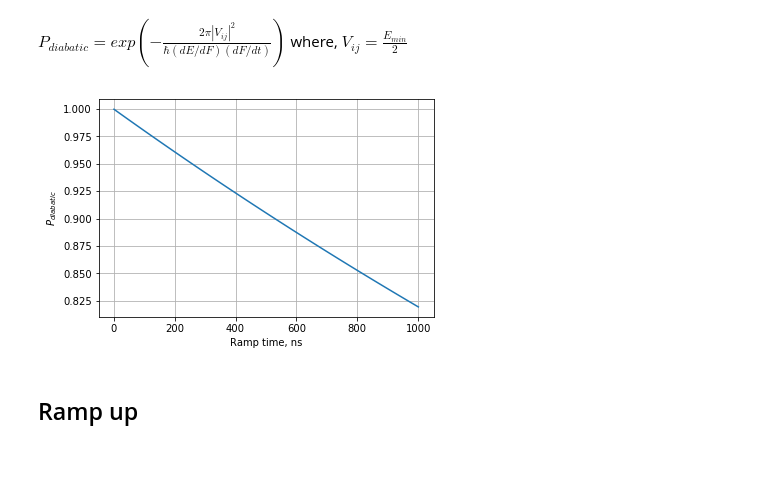
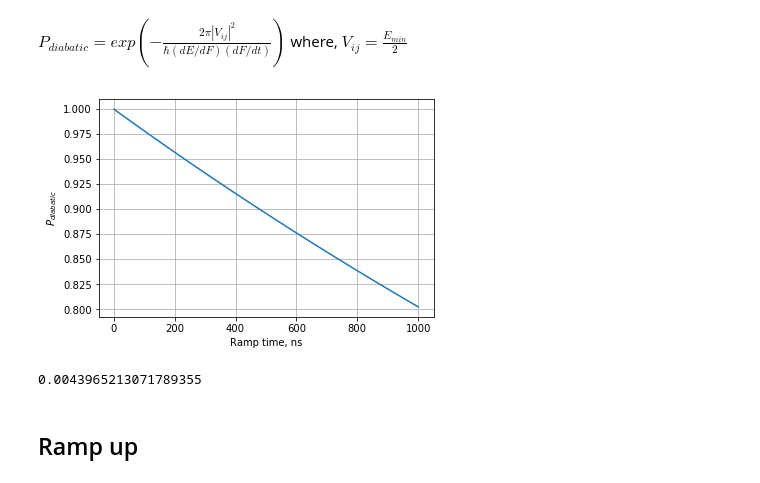
Before and after one commit to aa-morgan/Rydberg_helium_Stark, a Jupyter notebook: notebooks/Adiabadic condition.ipynb, the cells around one changed output. Saved outputs shown, nothing was run; the diff lists cells and outputs as text; code cells hidden in the pictures.

Commit message:
Transition dipole moment notebooks now mostly working

```diff
--- a/notebooks/Adiabadic condition.ipynb
+++ b/notebooks/Adiabadic condition.ipynb
@@ -14,32 +14,42 @@ $V_{ij} = \frac{E_{min}}{2}$
 # %%
 E_min = (17.903 * 10**6) * h # E=hf(Hz)
 V_ij = E_min / 2 # E
 plate_sep = 1.28 # cm
 voltage_offset = 0.028 # V
 
-dipole_moment_73s = (-8.132  * 10**9) # Hz / (V/cm)
-dipole_moment_72c = (+10.659 * 10**9) # Hz / (V/cm)
+dipole_moment_73s = (-7.496  * 10**9) # Hz / (V/cm)
+dipole_moment_72c = (+9.506 * 10**9) # Hz / (V/cm)
 
 dE_dF = (dipole_moment_72c - dipole_moment_73s) * h # ( Hz/(V/cm) ) * h = E/(V/cm)
 
 dF = (1.109-voltage_offset)/plate_sep # V/cm
 dT = np.linspace(1, 1000, 100) * 10**-9 # s
 dF_dT = dF / dT # (V/cm)/s
 
 # dE_dF*dF_dT = E/(V/cm)  *  (V/cm)/ns  = E/s
 # V_ij^2 / (h*dE_dF*dF_dT) = E^2 / (h*E/s) = E*s/h = Hz*s = 1
 
 p_diabatic = np.exp( -(2*np.pi*np.abs(V_ij)**2) / (hbar*dE_dF*dF_dT) )
 p_adiabatic = 1 - p_diabatic
 
 plt.plot(dT * 10**9, p_diabatic)
 plt.xlabel('Ramp time, ns')
 plt.ylabel('$P_{diabatic}$')
 plt.grid()
 
 plt.savefig('diabatic prob.pdf')
 # %% [output]
-[figure, old version]
+[figure, new version]
+# %%
+dF = (1.109-voltage_offset)/plate_sep # V/cm
+dT = 20 * 10**-9 # s
+dF_dT = dF / dT # (V/cm)/s
+
+p_diabatic = np.exp( -(2*np.pi*np.abs(V_ij)**2) / (hbar*dE_dF*dF_dT) )
+p_adiabatic = 1 - p_diabatic
+p_adiabatic
+# %% [output]
+0.0043965213071789355
 # %% [markdown]
 ## Ramp up
 # %%
```
Also changed, not shown: 7 other files.
